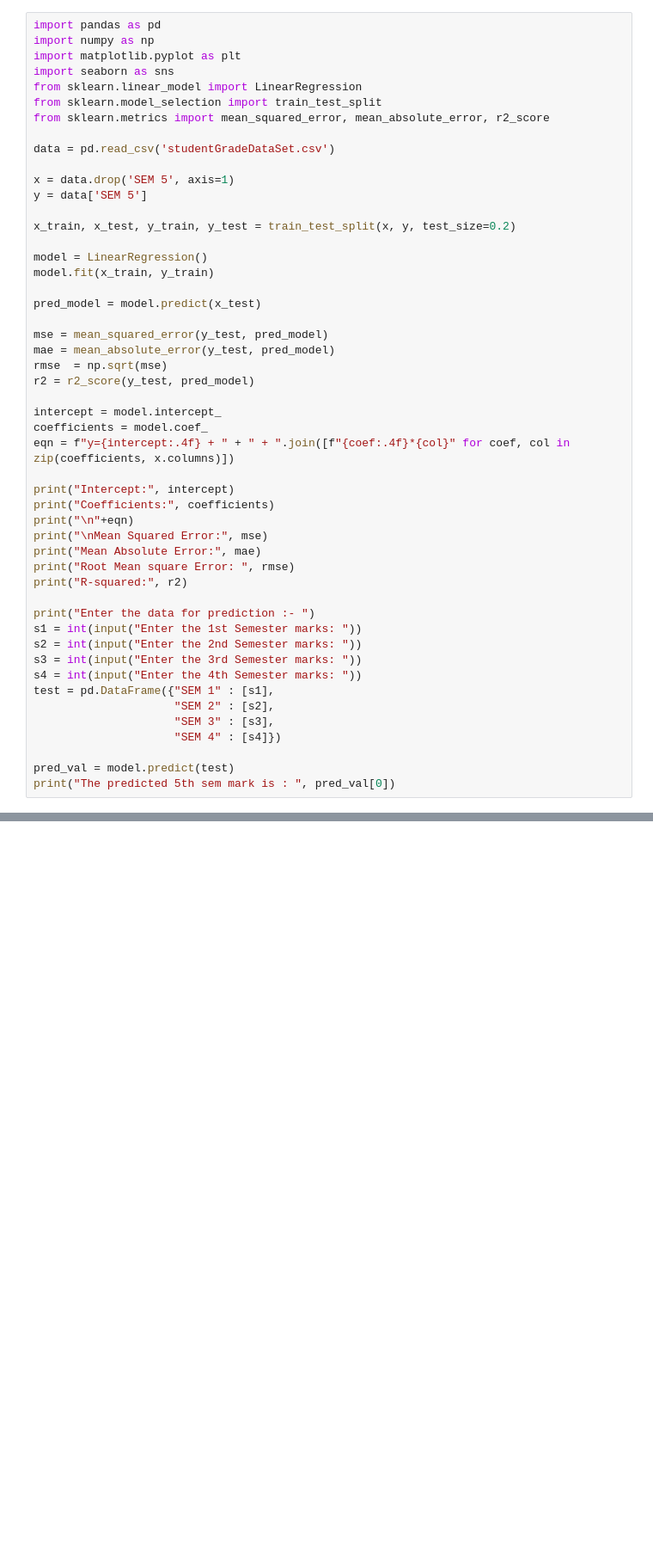
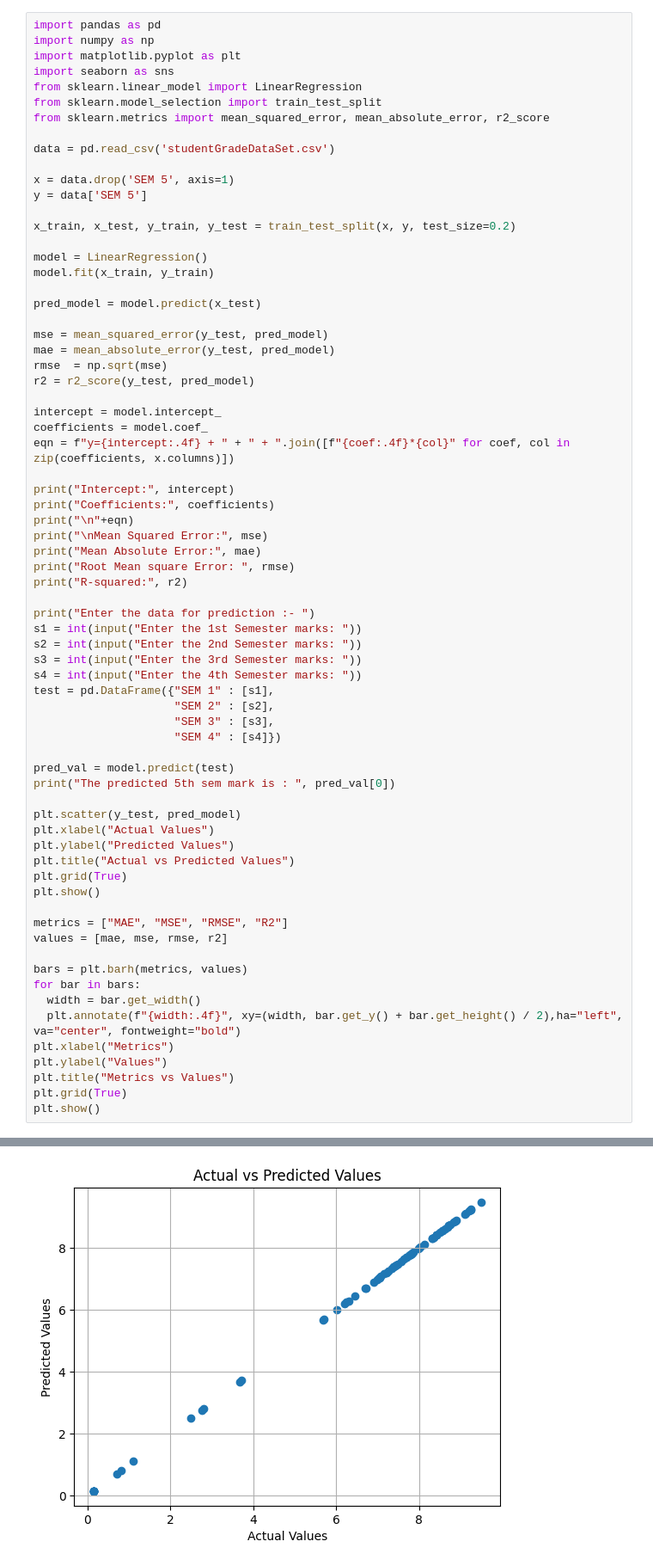
Before and after one commit to RajeshRanaGiet/AML-LAB, a Jupyter notebook: Experiment 3/exp3.ipynb, the cells around one changed output, grey strips where cells are left out. Shown at 86% size. Saved outputs shown, nothing was run; the diff lists cells and outputs as text; blank space fills up the shorter version.

```diff
--- a/Experiment 3/exp3.ipynb
+++ b/Experiment 3/exp3.ipynb
@@ -50,4 +50,24 @@ test = pd.DataFrame({"SEM 1" : [s1],
 
 pred_val = model.predict(test)
 print("The predicted 5th sem mark is : ", pred_val[0])
+
+plt.scatter(y_test, pred_model)
+plt.xlabel("Actual Values")
+plt.ylabel("Predicted Values")
+plt.title("Actual vs Predicted Values")
+plt.grid(True)
+plt.show()
+
+metrics = ["MAE", "MSE", "RMSE", "R2"]
+values = [mae, mse, rmse, r2]
+
+bars = plt.barh(metrics, values)
+for bar in bars:
+  width = bar.get_width()
+  plt.annotate(f"{width:.4f}", xy=(width, bar.get_y() + bar.get_height() / 2),ha="left", va="center", fontweight="bold")
+plt.xlabel("Metrics")
+plt.ylabel("Values")
+plt.title("Metrics vs Values")
+plt.grid(True)
+plt.show()
 # %% [output]
@@ -68,0 +83 @@ The predicted 5th sem mark is :  8.00143885872874
+[figure, added]
```
Also changed, not shown: parts of 7 cells of this notebook.
